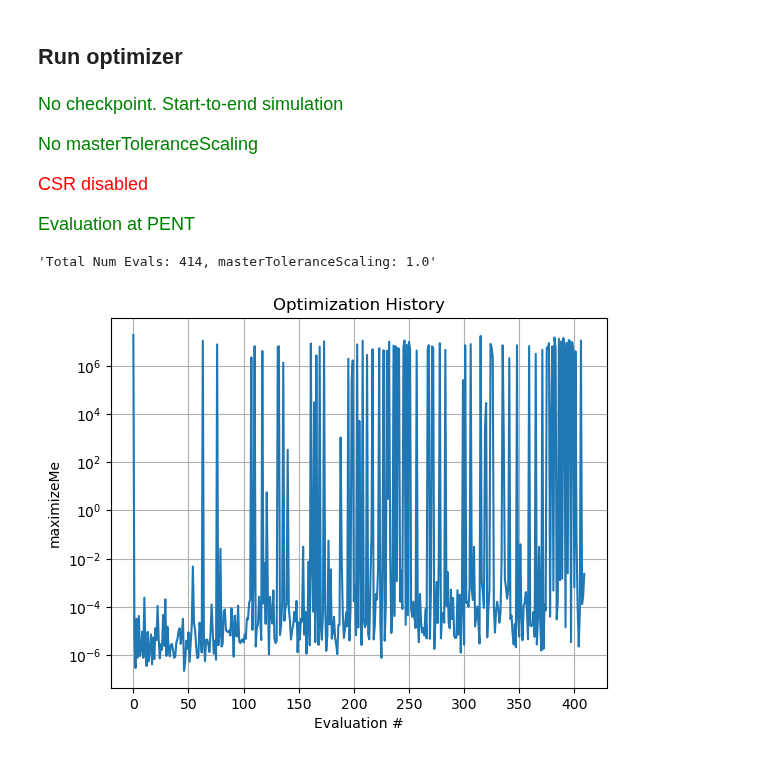
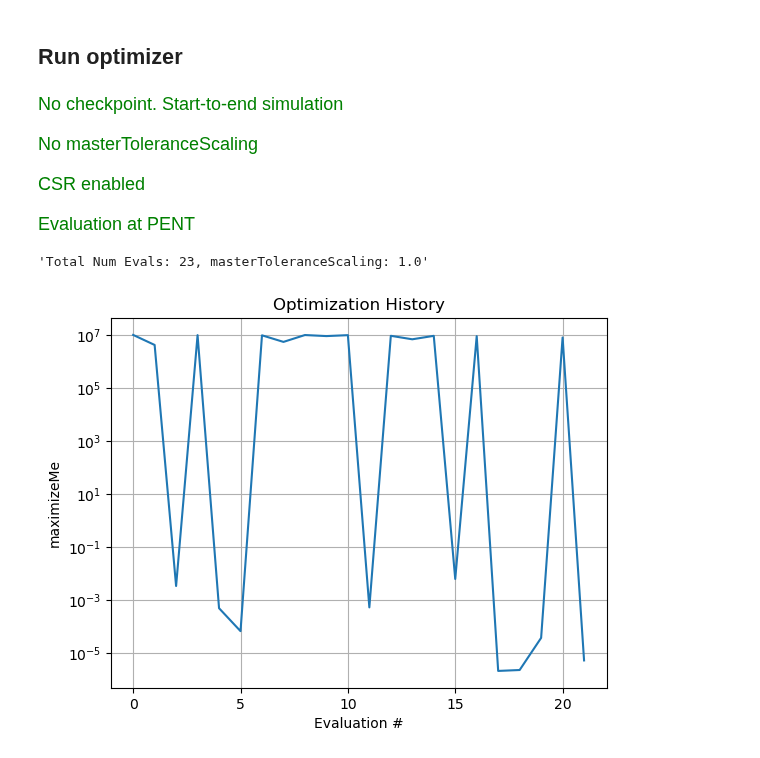
Before and after one commit to slaclab/FACET2-S2E, a Jupyter notebook: Generalized optimization - tmp.ipynb, the cells around one changed output. Cells and saved outputs as stored; diff of their text form; code cells hidden in the pictures.

```diff
--- a/Generalized optimization - tmp.ipynb
+++ b/Generalized optimization - tmp.ipynb
@@ -7,7 +7,7 @@ importedDefaultSettings = loadConfig("setLattice_configs/2024-10-22_oneBunch.yml
 #importedDefaultSettings = loadConfig("setLattice_configs/2025-06-17_twoBunch_forMuons_6GeV.yml")
 #importedDefaultSettings = loadConfig("setLattice_configs/2024-10-22_oneBunch_baseline2.1.yml")
 # %%
-csrTF = False
+csrTF = True
 evalElement = "PENT"
 calculateGaussianFits = True
 
@@ -18,7 +18,7 @@ tao = initializeTao(
     inputBeamFilePathSuffix = inputBeamFilePathSuffix,
 
     csrTF = csrTF,
-    numMacroParticles=1e4,
+    #numMacroParticles=1e4,
     scratchPath = "/tmp",
     randomizeFileNames = True
 )
@@ -596,15 +597,15 @@ if abs(PInit.charge - 1.6e-9) > 0.05e-9:
 # %% [output]
 No checkpoint. Start-to-end simulation
 No masterToleranceScaling
-CSR disabled
+CSR enabled
 Evaluation at PENT
 # %%
 from scipy.optimize import minimize
 from IPython.display import display, update_display
 
 # Different optimizers; pick one based on your needs
-optimizationType = "differentialEvolution"  #Classic, standard for exploration
-#optimizationType = "nelderMead"             #Classic, standard for refinement
+#optimizationType = "differentialEvolution"  #Classic, standard for exploration
+optimizationType = "nelderMead"             #Classic, standard for refinement
 #optimizationType = "L-BFGS-B"               #This never seems to work; I think the problem is too noisy to get a reasonable Hessian
 #optimizationType = "powell"                 #This rarely seems to help; I think the orthogonal approach is not appropriate for this problem
 #optimizationType = "COBYQA"                 #Seems promising. Not timid about making big, coordinated moves. I like it more for refinement though. Seems (much) more likely than nelderMead to give up too early though...
@@ -620,7 +621,7 @@ match optimizationType:
         initializationType = "normal"          #Pick points normally distributed around the initial guess
         #initializationType = "smartStart"       #Sample many points near the initial guess, keep best
 
-        normalDistBoundMultiplier = 0.01
+        normalDistBoundMultiplier = 0.001
 
         match initializationType:
 
@@ -733,32 +734,32 @@ match optimizationType:
 
         #Initial point(s) to check
         optimizer.probe(
             params={key: importedDefaultSettings[key] for key in pbounds.keys()},
             lazy=True,
         )
 
         #Refer to https://bayesian-optimization.github.io/BayesianOptimization/exploitation_vs_exploration.html
         #and https://github.com/bayesian-optimization/BayesianOptimization/blob/master/bayes_opt/bayesian_optimization.py
         boInitialKappa = 10 + 0*10.
         boFinalKappa = 1e-6 + 0*0.1
         boNumIter = 2000
         boKappaDecay = (boFinalKappa / boInitialKappa)**(1/boNumIter)
 
         acquisition_function = bayes_opt.util.UtilityFunction(
                                            kind='ucb',
                                            kappa=boInitialKappa,         #Default 2.576
                                            xi=0.0,              #Default 0
                                            kappa_decay=boKappaDecay,       #Default 0
                                            kappa_decay_delay=0  #Default 0
                                         )
 
         optimizer.maximize(
             init_points=200, #Initial, random points. Unwise to omit. "Often, 2*dim to 5*dim random points are recommended before switching to model-driven exploration."
             n_iter=boNumIter,
             acquisition_function=acquisition_function
         )
 
 print(problem.history)
 # %% [output]
-'Total Num Evals: 414, masterToleranceScaling: 1.0'
+'Total Num Evals: 23, masterToleranceScaling: 1.0'
-[figure, old version]
+[figure, new version]
```
Also changed, not shown: parts of 2 cells of this notebook, 6 other files.
